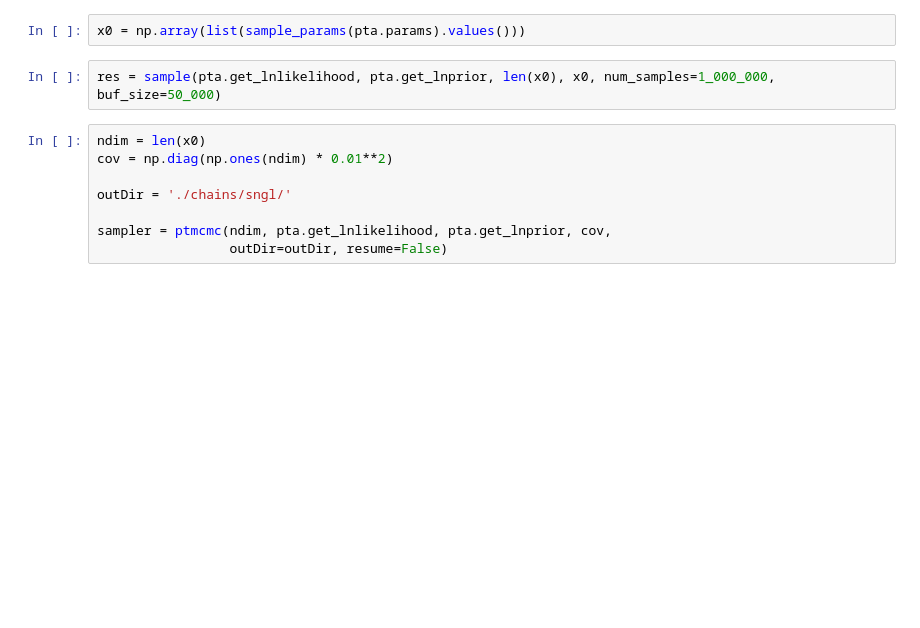
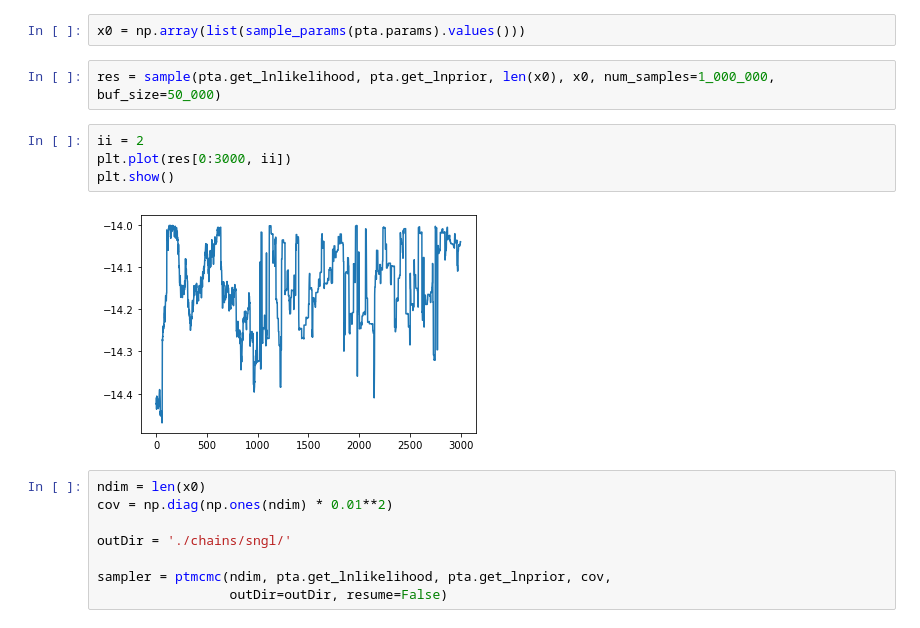
Before and after one commit to AaronDJohnson/impulse_mcmc, a Jupyter notebook: pta_test.ipynb, the cells around one changed output. Cells and saved outputs as stored; diff of their text form; blank space fills up the shorter version.

```diff
--- a/pta_test.ipynb
+++ b/pta_test.ipynb
@@ -42,6 +42,12 @@ plt.show()
 x0 = np.array(list(sample_params(pta.params).values()))
 # %%
 res = sample(pta.get_lnlikelihood, pta.get_lnprior, len(x0), x0, num_samples=1_000_000, buf_size=50_000)
+# %%
+ii = 2
+plt.plot(res[0:3000, ii])
+plt.show()
+# %% [output]
+[figure, added]
 # %%
 ndim = len(x0)
 cov = np.diag(np.ones(ndim) * 0.01**2)
```
Also changed, not shown: parts of 3 cells of this notebook, 2 other files.
